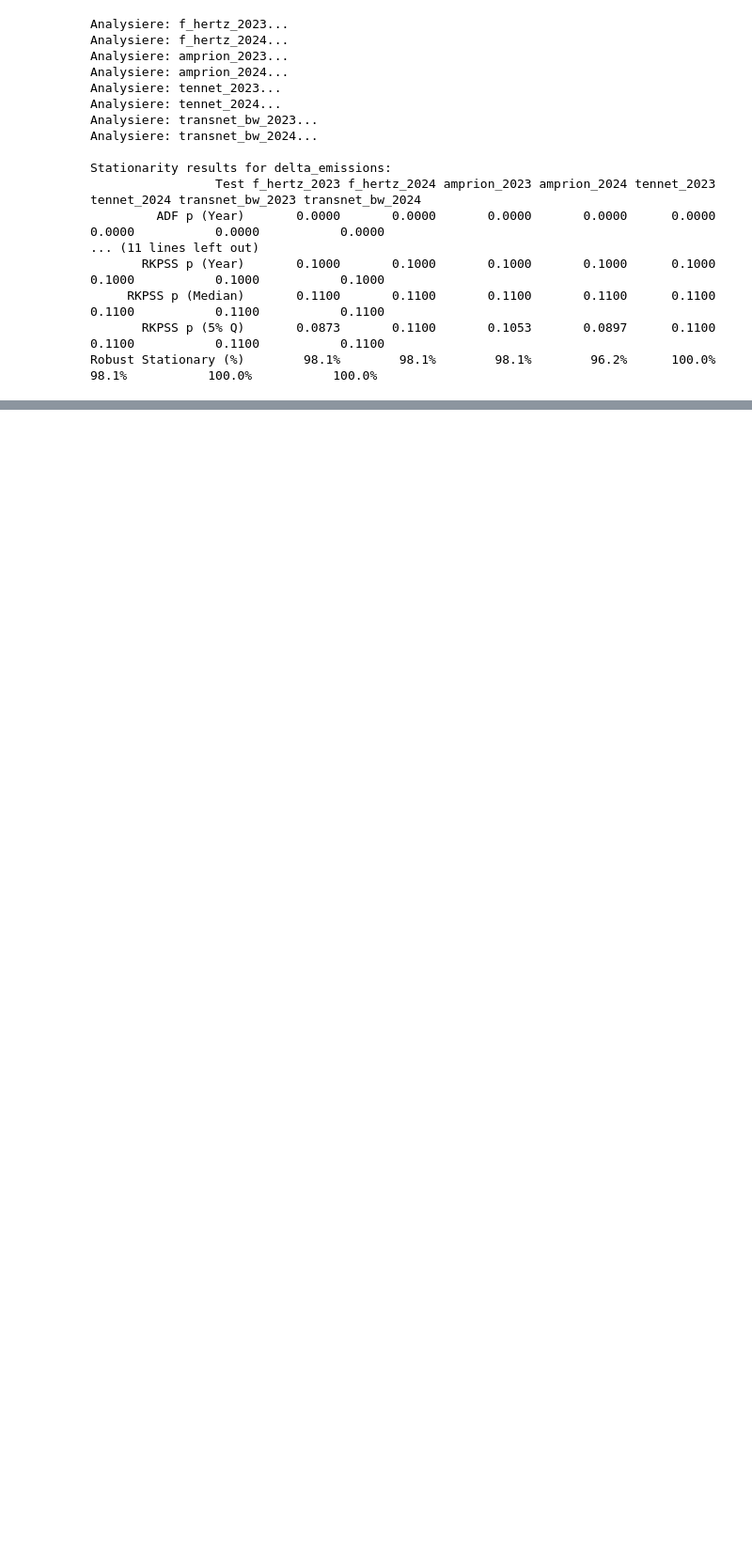
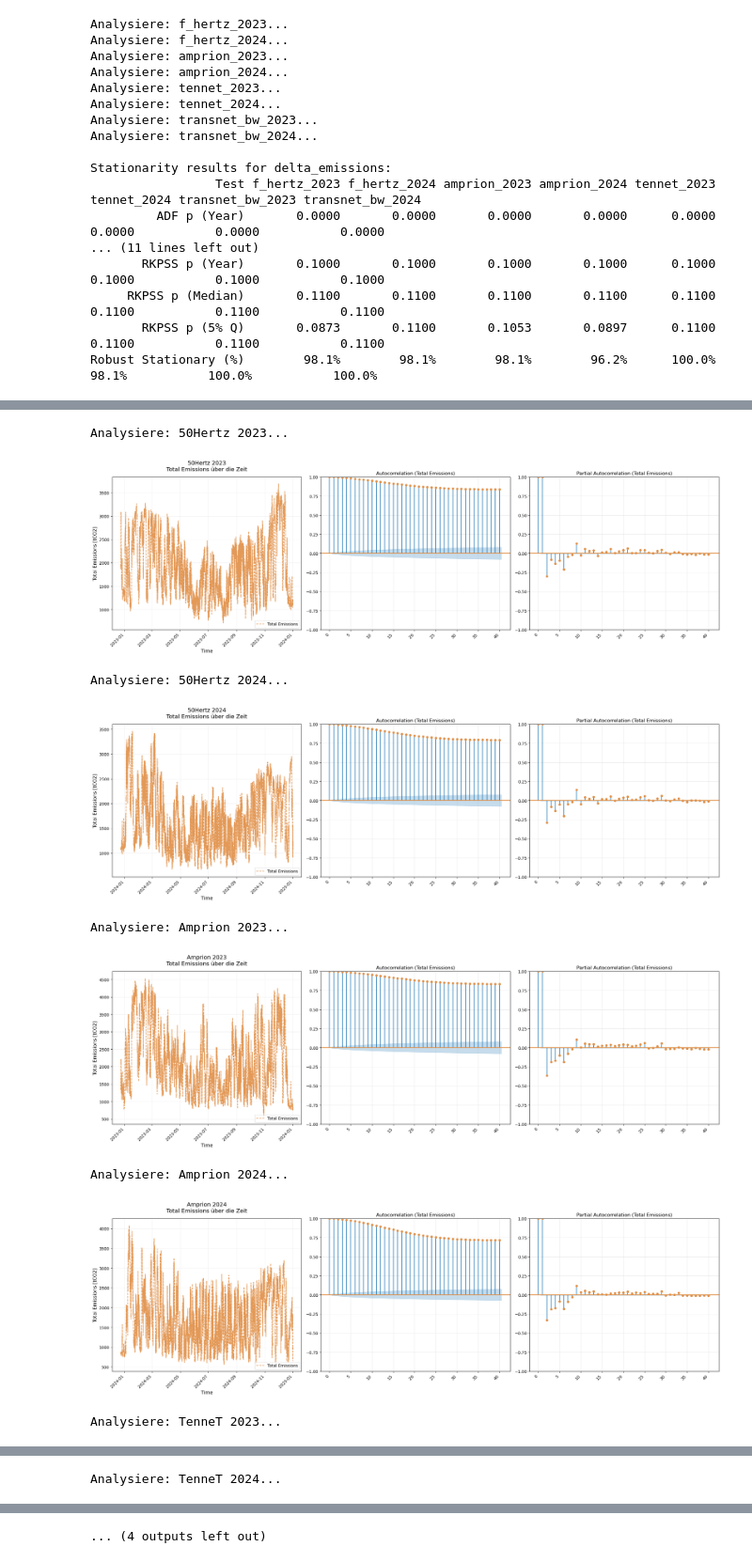
Before and after one commit to AK960/marginal-emissions-germany, a Jupyter notebook: notebooks/test_autocorrelation.ipynb, the cells around one changed output, grey strips where cells are left out. Shown at 94% size. Drawn from its saved outputs; the diff is of its cells as text; code cells hidden in the pictures; blank space fills up the shorter version.

Commit message:
Adding autocorrealtion plot function

```diff
--- a/notebooks/test_autocorrelation.ipynb
+++ b/notebooks/test_autocorrelation.ipynb
@@ -28,15 +28,15 @@ from statsmodels.tsa.stattools import adfuller, kpss
 from arch.unitroot import PhillipsPerron
 # %%
 datasets = {
-    'f_hertz_2023': pd.read_csv('../data/processed/final_f_hertz_2023_15min_utc_202212232315_202401010000.csv', index_col=0),
-    'f_hertz_2024': pd.read_csv('../data/processed/final_f_hertz_2024_15min_utc_202312232300_202501010000.csv', index_col=0),
-    'amprion_2023': pd.read_csv('../data/processed/final_amprion_2023_15min_utc_202212232315_202401010000.csv', index_col=0),
-    'amprion_2024': pd.read_csv('../data/processed/final_amprion_2024_15min_utc_202312232300_202501010000.csv', index_col=0),
-    'tennet_2023': pd.read_csv('../data/processed/final_tennet_2023_15min_utc_202212232315_202401010000.csv', index_col=0),
-    'tennet_2024': pd.read_csv('../data/processed/final_tennet_2024_15min_utc_202312232300_202501010000.csv', index_col=0),
-    'transnet_bw_2023': pd.read_csv('../data/processed/final_transnet_bw_2023_15min_utc_202212232315_202401010000.csv', index_col=0),
-    'transnet_bw_2024': pd.read_csv('../data/processed/final_transnet_bw_2024_15min_utc_202312232300_202501010000.csv', index_col=0)
+    '50Hertz 2023': pd.read_csv('../data/processed/final_f_hertz_2023_15min_utc_202212232315_202401010000.csv', index_col=0),
+    '50Hertz 2024': pd.read_csv('../data/processed/final_f_hertz_2024_15min_utc_202312232300_202501010000.csv', index_col=0),
+    'Amprion 2023': pd.read_csv('../data/processed/final_amprion_2023_15min_utc_202212232315_202401010000.csv', index_col=0),
+    'Amprion 2024': pd.read_csv('../data/processed/final_amprion_2024_15min_utc_202312232300_202501010000.csv', index_col=0),
+    'TenneT 2023': pd.read_csv('../data/processed/final_tennet_2023_15min_utc_202212232315_202401010000.csv', index_col=0),
+    'TenneT 2024': pd.read_csv('../data/processed/final_tennet_2024_15min_utc_202312232300_202501010000.csv', index_col=0),
+    'TransnetBW 2023': pd.read_csv('../data/processed/final_transnet_bw_2023_15min_utc_202212232315_202401010000.csv', index_col=0),
+    'TransnetBW 2024': pd.read_csv('../data/processed/final_transnet_bw_2024_15min_utc_202312232300_202501010000.csv', index_col=0)
 }
 
-for df in data_dict.values():
+for df in datasets.values():
     df.index = pd.to_datetime(df.index, format='ISO8601')
@@ -174,0 +232,14 @@ np.float64(0.016685023021116296)
+# %%
+for name, data in datasets.items():
+    print(f"Analysiere: {name}...")
+    print_ac_plots(data=data, dataset_name=name, column='total_emissions')
+# %% [output]
+Analysiere: 50Hertz 2023...
+[figure, added]
+Analysiere: 50Hertz 2024...
+[figure, added]
+Analysiere: Amprion 2023...
+[figure, added]
+Analysiere: Amprion 2024...
+[figure, added]
+Analysiere: TenneT 2023...
@@ -174,0 +247 @@ np.float64(0.016685023021116296)
+Analysiere: TenneT 2024...
@@ -174,0 +249 @@ np.float64(0.016685023021116296)
+... (4 outputs left out)
```
Also changed, not shown: parts of 5 cells of this notebook, 8 other files.
